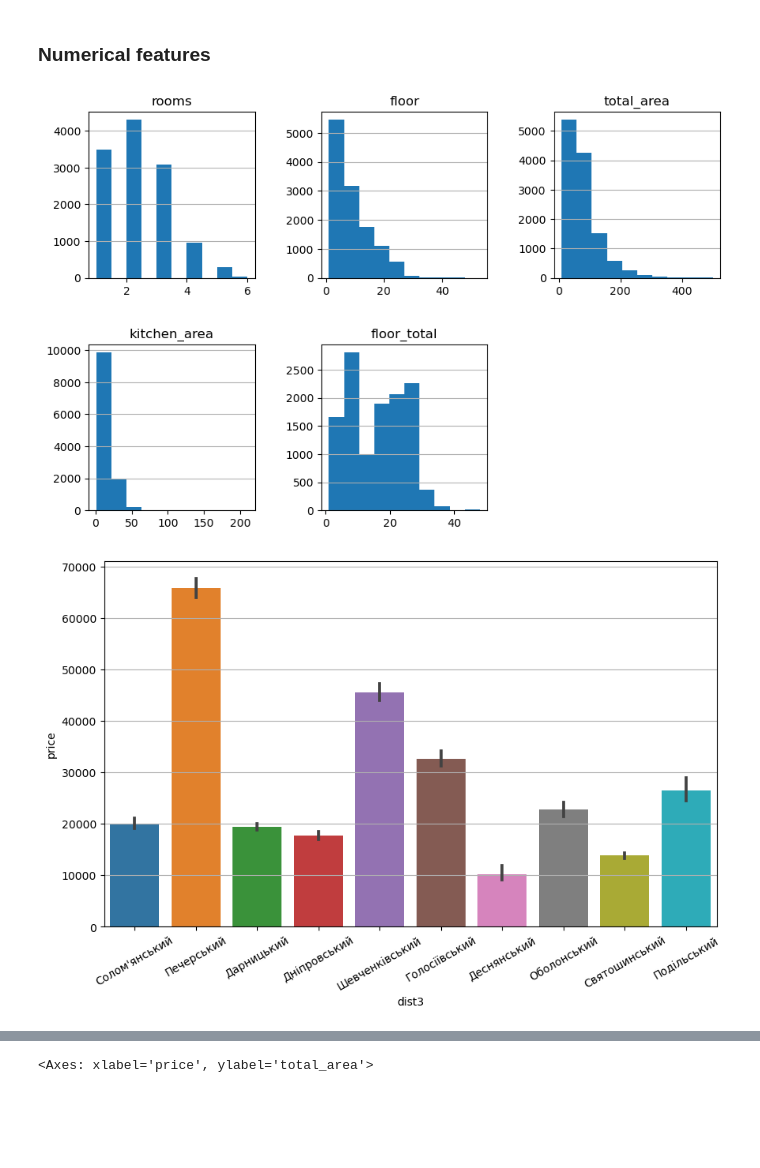
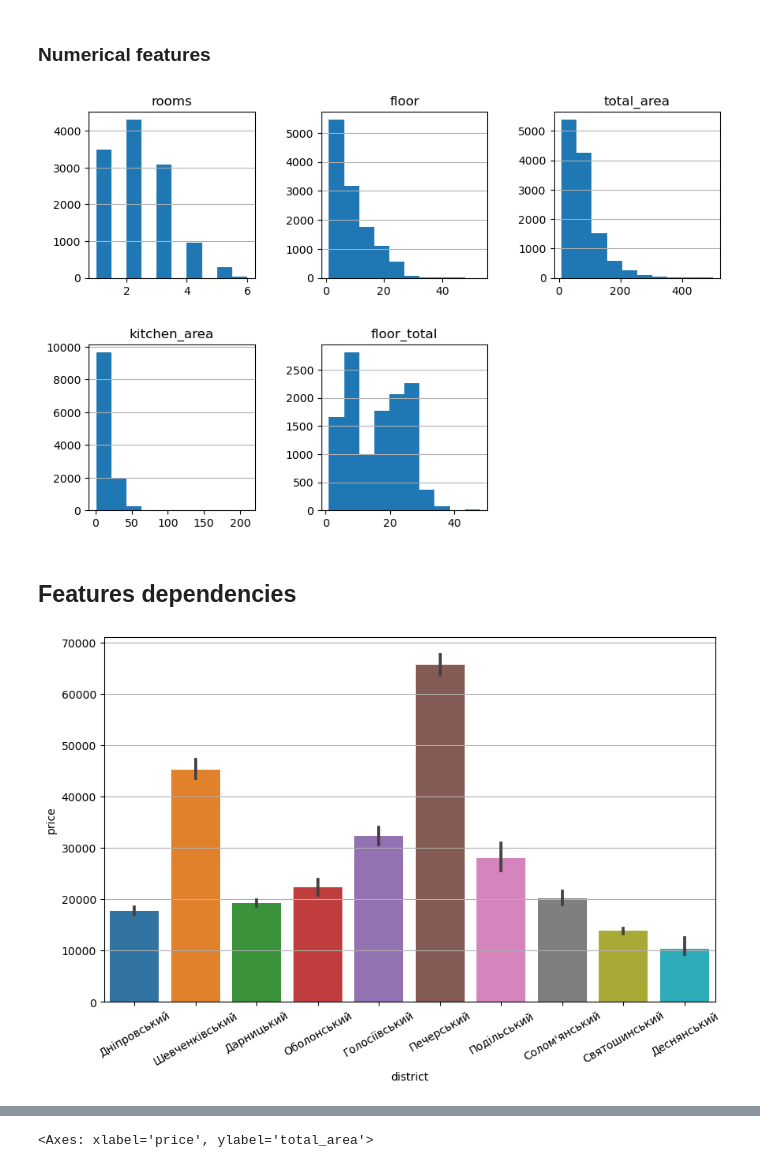
Before and after one commit to boiarchuk-m/Kyiv-flats-rent, a Jupyter notebook: notebook.ipynb, the cells around one changed output, grey strips where cells are left out. Cells and saved outputs as stored; diff of their text form; code cells hidden in the pictures; blank space fills up the shorter version.

```diff
--- a/notebook.ipynb
+++ b/notebook.ipynb
@@ -292,3 +260,7 @@ Name: count, dtype: int64
+# %%
+df.drop(['dist1', 'dist2', 'square', 'type1', 'type2'], axis = 1, inplace=True)
+# %%
+df.rename(columns= {'dist3': 'district'}, inplace = True)
 # %% [markdown]
 ## Train test split
 # %%
@@ -314,5 +285,0 @@ memory usage: 1.6+ MB
-# %%
-df.drop(['living_area', 'year'], axis = 1, inplace = True)
-#df.type3 = df.type3.fillna(df.type3.median())
-df.kitchen_area = df.kitchen_area.fillna(df.kitchen_area.median())
-df.floor_total = df.floor_total.fillna(df.floor_total.median())
@@ -322,7 +288,6 @@ del numerical[5]
 # %%
 from sklearn.model_selection import train_test_split
-df_train_full, df_test = train_test_split(df, test_size=0.2, random_state=4)
-df_train, df_val = train_test_split(df_train_full, test_size=0.25, random_state=4)
+df_train, df_test = train_test_split(df, test_size=0.2, random_state=4)
 # %% [markdown]
 ## EDA
 # %% [markdown]
@@ -352,18 +320,20 @@ plt.subplots_adjust(left=0.1, bottom=0.1, right=0.9, top=0.9, wspace=0.4, hspace
 for i in range(0, len(numerical)):
     plt.subplot(3, 3, i+1)
     plt.title(numerical[i])
-    df_train_full[numerical[i]].hist()
+    df_train[numerical[i]].hist()
+
     plt.grid(axis='x')
 # %% [output]
-[figure, old version]
+[figure, new version]
+# %% [markdown]
+## Features dependencies
 # %%
 plt.figure(figsize = (10, 6))
-g = sns.barplot(x='dist3', y='price', data=df)
+g = sns.barplot(x='district', y='price', data=df_train)
 plt.grid(axis='y')
-#ticks = g.set_xticklabels(rotation=90)
 ticks = plt.xticks(rotation=30)
 # %% [output]
-[figure, old version]
+[figure, new version]
 # %%
 plt.figure(figsize=(20, 8))
 plt.grid(axis='y')
```
Also changed, not shown: parts of 74 cells of this notebook.
